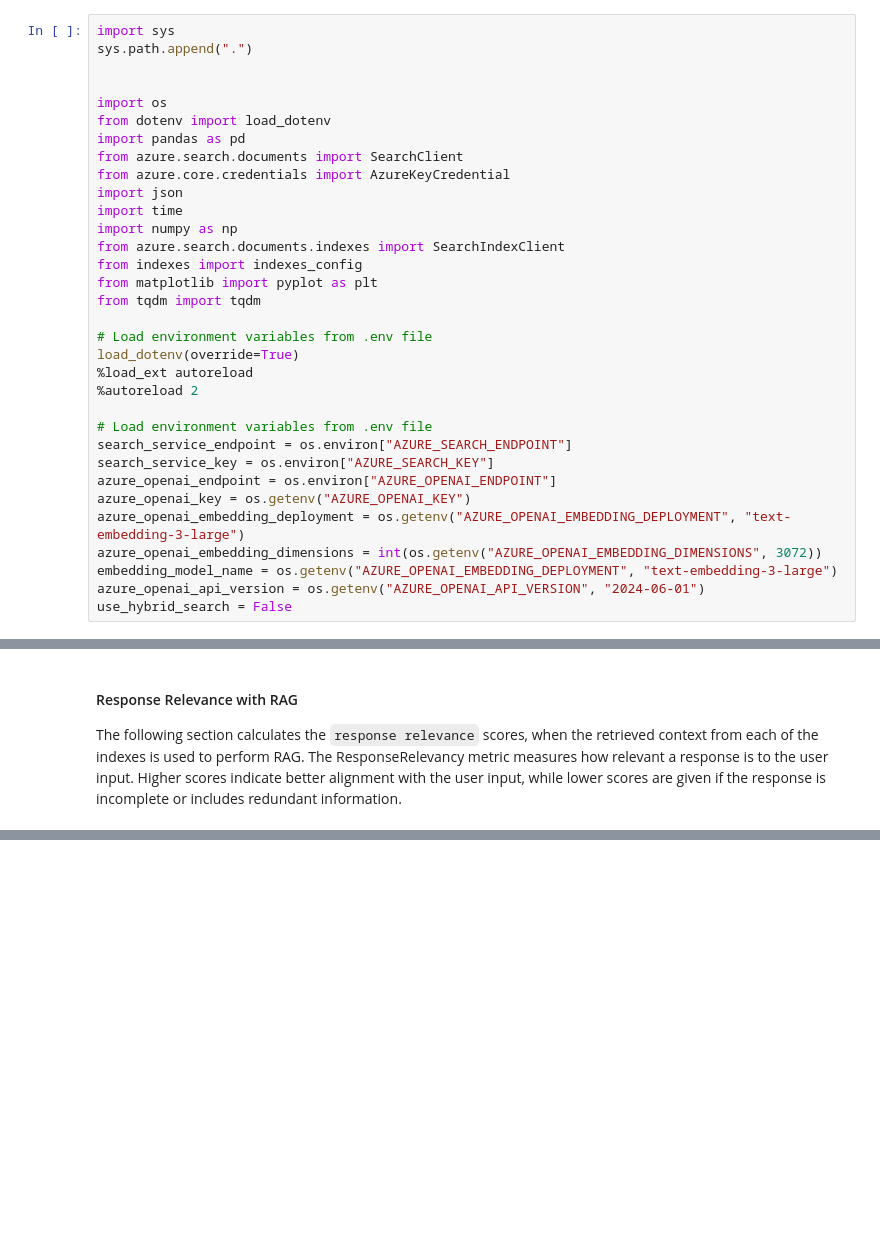
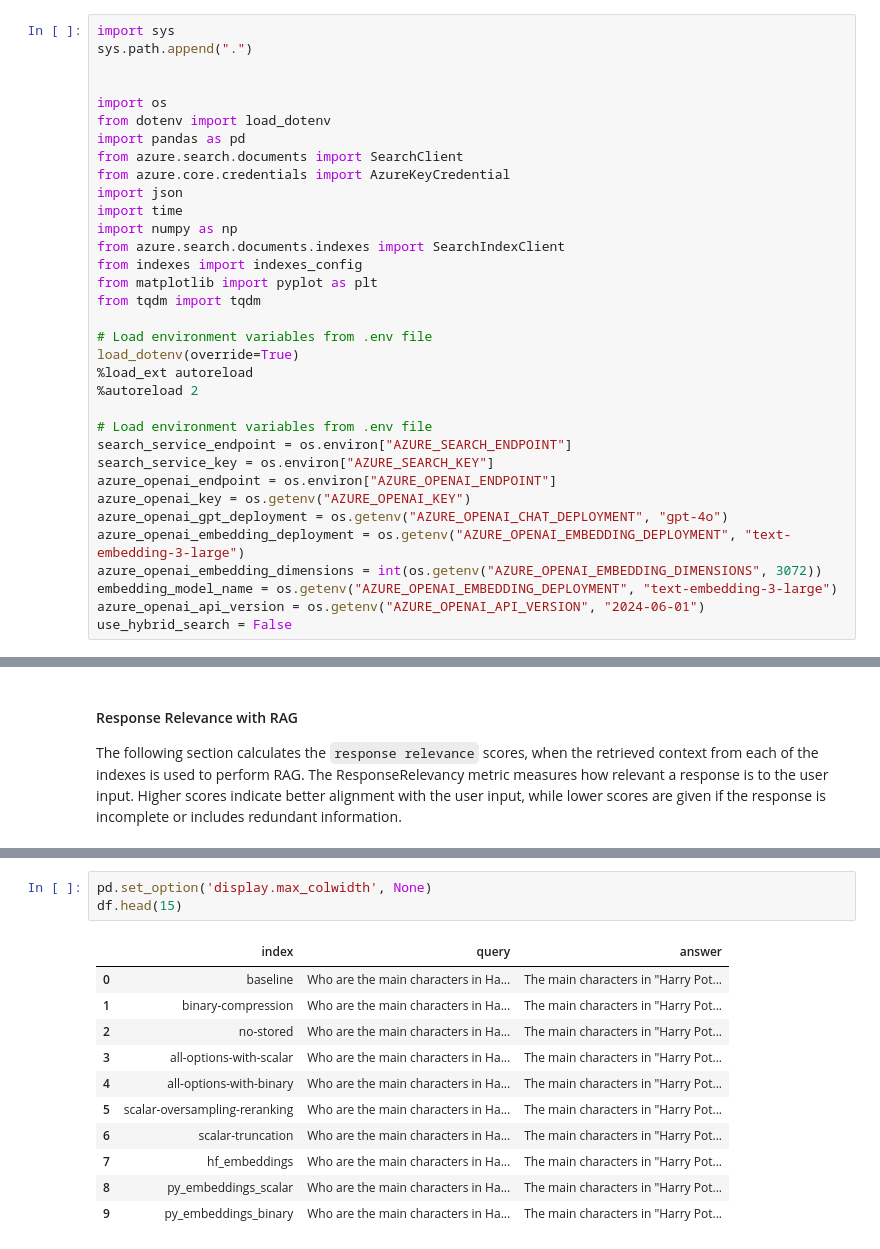
Before and after one commit to sriksmachi/vector-opt-ai-search, a Jupyter notebook: optimized_vector_embeddings.ipynb, the cells around one changed output, grey strips where cells are left out. Saved outputs shown, nothing was run; the diff lists cells and outputs as text; blank space fills up the shorter version.

Commit message:
added llm chat

```diff
--- a/optimized_vector_embeddings.ipynb
+++ b/optimized_vector_embeddings.ipynb
@@ -30,6 +30,7 @@ search_service_endpoint = os.environ["AZURE_SEARCH_ENDPOINT"]
 search_service_key = os.environ["AZURE_SEARCH_KEY"]
 azure_openai_endpoint = os.environ["AZURE_OPENAI_ENDPOINT"]
 azure_openai_key = os.getenv("AZURE_OPENAI_KEY")
+azure_openai_gpt_deployment = os.getenv("AZURE_OPENAI_CHAT_DEPLOYMENT", "gpt-4o")
 azure_openai_embedding_deployment = os.getenv("AZURE_OPENAI_EMBEDDING_DEPLOYMENT", "text-embedding-3-large")
 azure_openai_embedding_dimensions = int(os.getenv("AZURE_OPENAI_EMBEDDING_DIMENSIONS", 3072))
 embedding_model_name = os.getenv("AZURE_OPENAI_EMBEDDING_DEPLOYMENT", "text-embedding-3-large")
@@ -323,0 +368,15 @@ The ResponseRelevancy metric measures how relevant a response is to the user inp
+# %%
+pd.set_option('display.max_colwidth', None)
+df.head(15)
+# %% [output]
+|  | index | query | answer |
+| 0 | baseline | Who are the main characters in Ha... | The main characters in "Harry Pot... |
+| 1 | binary-compression | Who are the main characters in Ha... | The main characters in "Harry Pot... |
+| 2 | no-stored | Who are the main characters in Ha... | The main characters in "Harry Pot... |
+| 3 | all-options-with-scalar | Who are the main characters in Ha... | The main characters in "Harry Pot... |
+| 4 | all-options-with-binary | Who are the main characters in Ha... | The main characters in "Harry Pot... |
+| 5 | scalar-oversampling-reranking | Who are the main characters in Ha... | The main characters in "Harry Pot... |
+| 6 | scalar-truncation | Who are the main characters in Ha... | The main characters in "Harry Pot... |
+| 7 | hf_embeddings | Who are the main characters in Ha... | The main characters in "Harry Pot... |
+| 8 | py_embeddings_scalar | Who are the main characters in Ha... | The main characters in "Harry Pot... |
+| 9 | py_embeddings_binary | Who are the main characters in Ha... | The main characters in "Harry Pot... |
```
Also changed, not shown: parts of 12 cells of this notebook, 2 other files.
